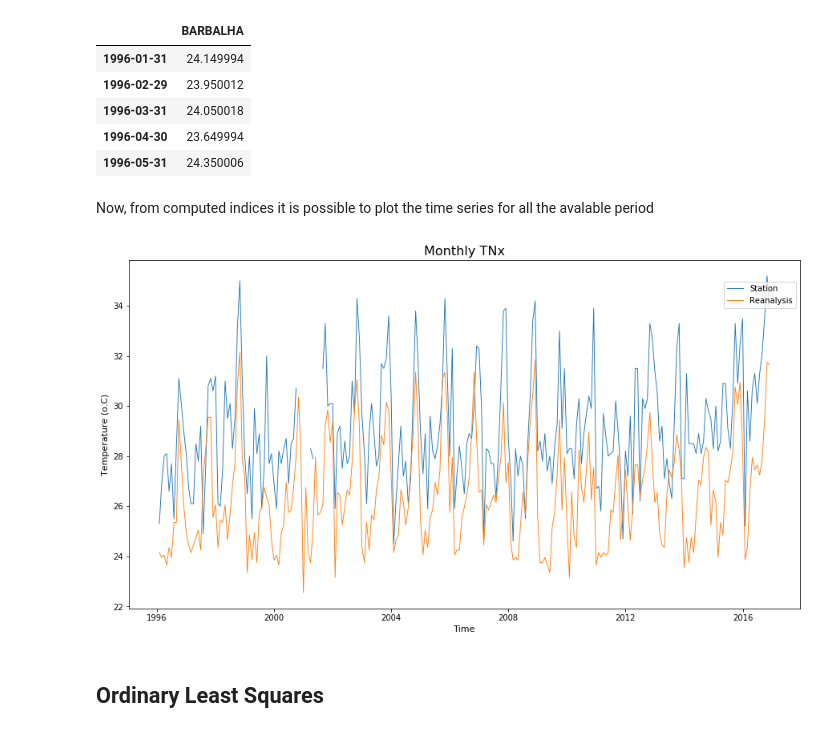
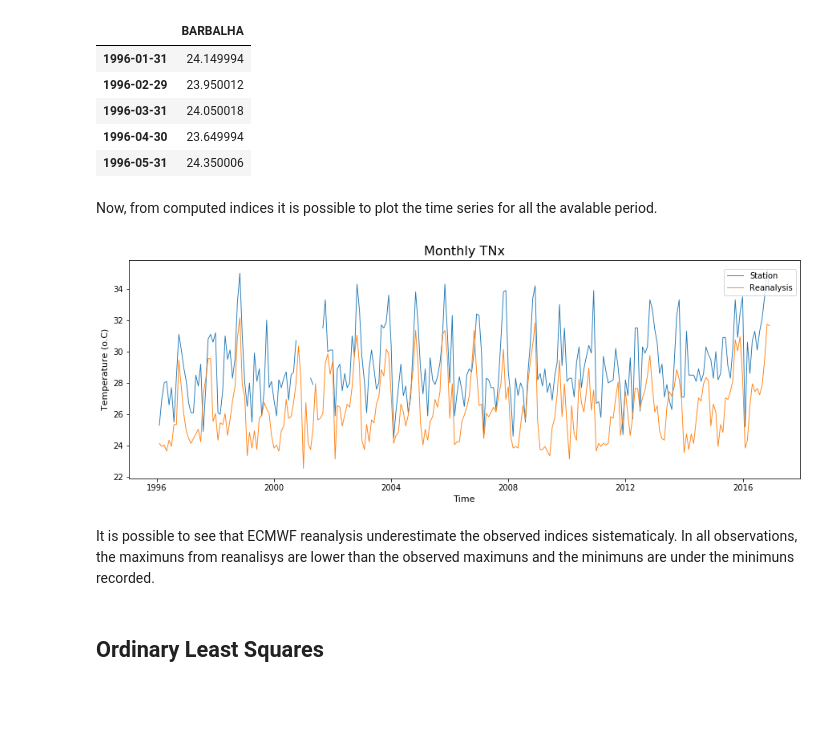
Before and after one commit to jaglima/jupyter_studies, a Jupyter notebook: regression_test.ipynb, the cells around one changed output. Saved outputs shown, nothing was run; the diff lists cells and outputs as text; code cells hidden in the pictures; blank space fills up the shorter version.

```diff
--- a/regression_test.ipynb
+++ b/regression_test.ipynb
@@ -69,22 +69,24 @@ TXn_reanalysis.head()
 | 1996-04-30 | 23.649994 |
 | 1996-05-31 | 24.350006 |
 # %% [markdown]
-Now, from computed indices it is possible to plot the time series for all the avalable period
+Now, from computed indices it is possible to plot the time series for all the avalable period.
 # %%
 import matplotlib.pyplot as plt
 
-plt.figure(figsize=(15,8))
+plt.figure(figsize=(15,5))
 plt.plot(TXn_station, label = 'Station', linewidth=0.9)
 plt.plot(TXn_reanalysis, label = 'Reanalysis', linewidth=0.9)
 
 plt.ylabel("Temperature (o.C)", fontsize=11)
 plt.xlabel("Time", fontsize=11)
 plt.title('Monthly TNx', fontsize=16)
 plt.legend(bbox_to_anchor=[1, 0.9], loc='right')
 
 plt.grid(False)
 plt.show()
 # %% [output]
-[figure, old version]
+[figure, new version]
+# %% [markdown]
+It is possible to see that ECMWF reanalysis underestimate the observed indices sistematicaly. In all observations, the maximuns from reanalisys are lower than the observed maximuns and the minimuns are under the minimuns recorded.
 # %% [markdown]
 ## Ordinary Least Squares
```
Also changed, not shown: parts of 9 cells of this notebook, 5 other files.
